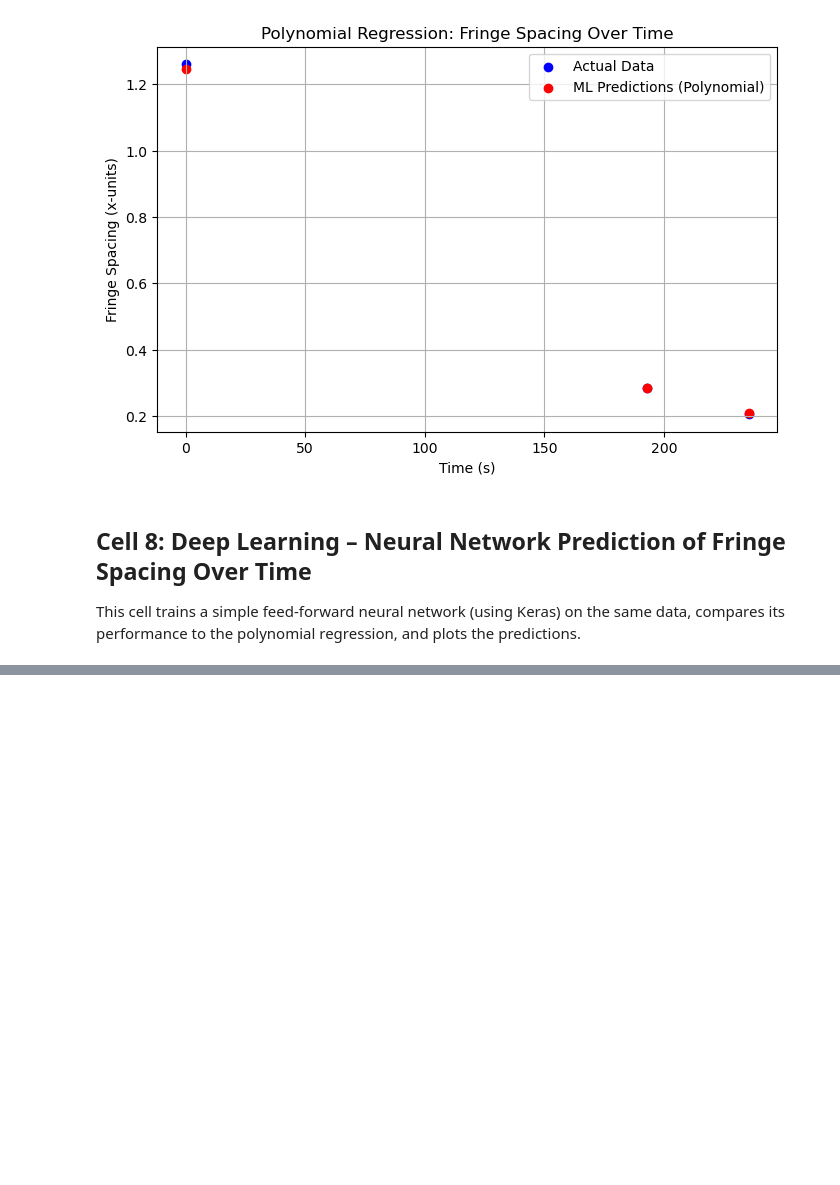
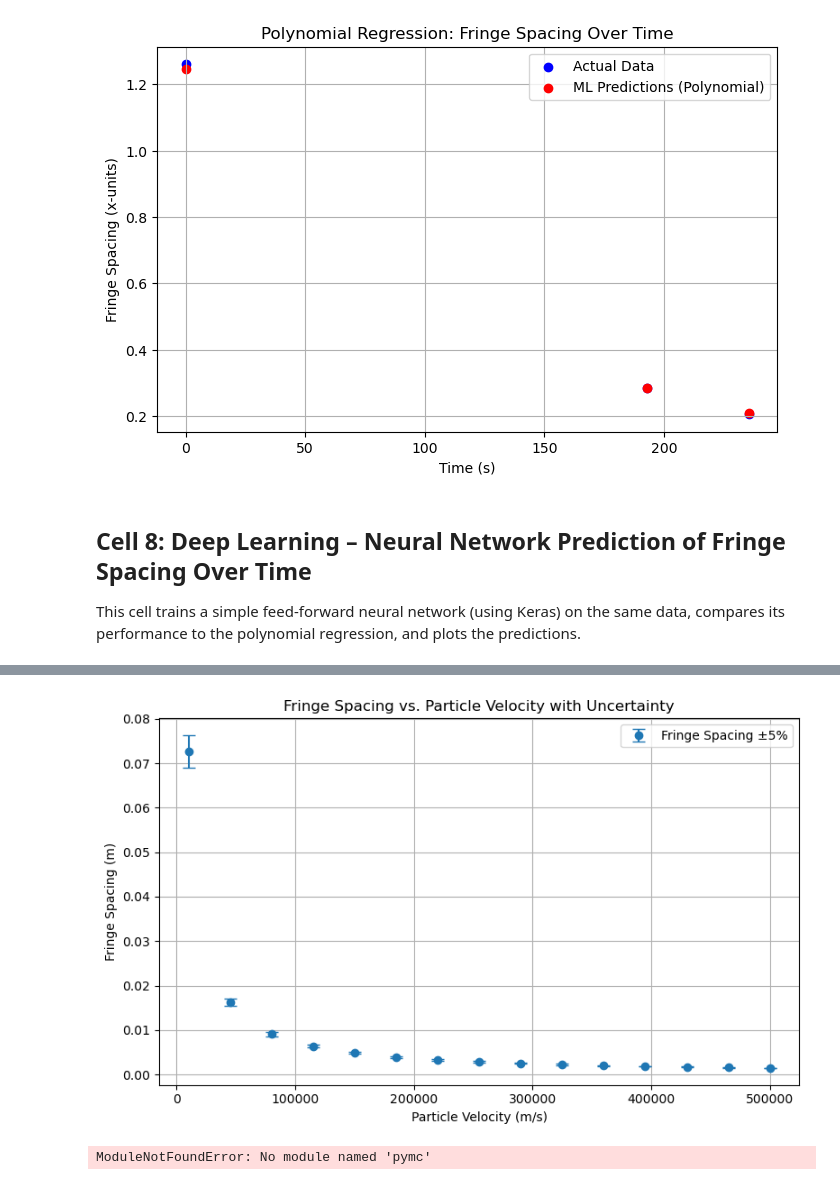
Before and after one commit to Akemp787/TimeDrivenQuantumCollapse, a Jupyter notebook: notebooks/double_slit_analysis.ipynb, the cells around one changed output, grey strips where cells are left out. Drawn from its saved outputs; the diff is of its cells as text; code cells hidden in the pictures; blank space fills up the shorter version.

```diff
--- a/notebooks/double_slit_analysis.ipynb
+++ b/notebooks/double_slit_analysis.ipynb
@@ -515,0 +581,51 @@ R-squared (R2) Score: -0.140247
+# %%
+import matplotlib.pyplot as plt
+
+# Simulated uncertainty for fringe spacing (for demonstration)
+# Assuming ±5% uncertainty in fringe spacing due to measurement/peak detection variability
+uncertainty = fringe_spacings * 0.05
+
+# ------------------------------
+# Plot with Error Bars (Uncertainty Quantification)
+# ------------------------------
+plt.figure(figsize=(8, 5))
+plt.errorbar(velocities, fringe_spacings, yerr=uncertainty, fmt='o', capsize=5, label='Fringe Spacing ±5%')
+plt.xlabel('Particle Velocity (m/s)')
+plt.ylabel('Fringe Spacing (m)')
+plt.title('Fringe Spacing vs. Particle Velocity with Uncertainty')
+plt.grid(True)
+plt.legend()
+plt.tight_layout()
+plt.show()
+# %% [output]
+[figure, added]
+# %%
+import numpy as np
+import matplotlib.pyplot as plt
+import pymc as pm
+import arviz as az
+
+# Simulated coherence decay data (replace with your real data if needed)
+np.random.seed(42)
+time = np.linspace(0, 300, 15)
+true_lambda = 0.0077
+A_true = 1.0
+y_obs = A_true * np.exp(-true_lambda * time) + np.random.normal(0, 0.03, len(time))
+
+# Bayesian model
+with pm.Model() as model:
+    λ = pm.HalfNormal("lambda", sigma=0.01)
+    A = pm.Normal("A", mu=1.0, sigma=0.5)
+    sigma = pm.HalfNormal("sigma", sigma=0.05)
+    mu = A * pm.math.exp(-λ * time)
+
+    Y_obs = pm.Normal("Y_obs", mu=mu, sigma=sigma, observed=y_obs)
+    trace = pm.sample(1000, tune=500, target_accept=0.95, return_inferencedata=True)
+
+# Summary & Posterior Plot
+az.plot_posterior(trace, var_names=["lambda"], hdi_prob=0.95)
+plt.show()
+
+print(az.summary(trace, var_names=["lambda", "A"], round_to=6))
+# %% [output]
+ModuleNotFoundError: No module named 'pymc'
```
Also changed, not shown: parts of 2 cells of this notebook.
